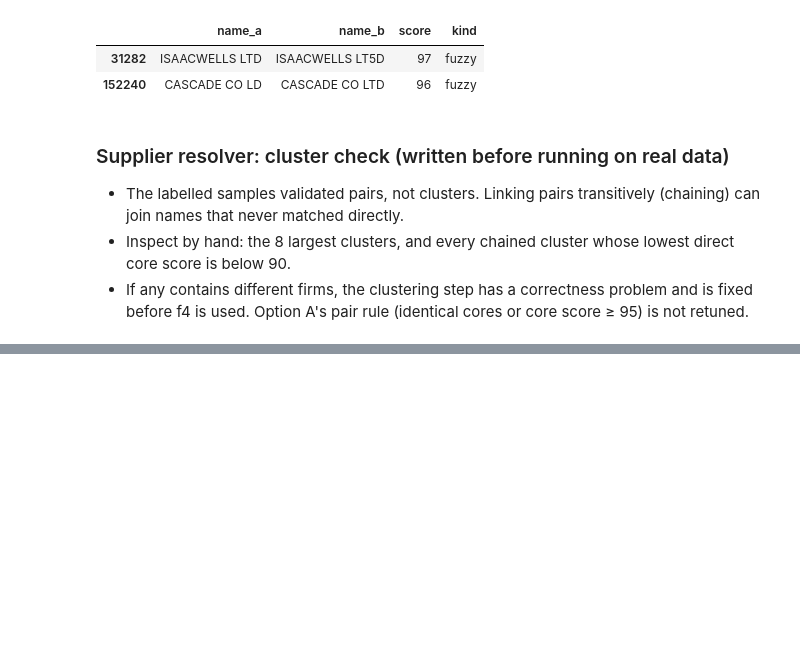
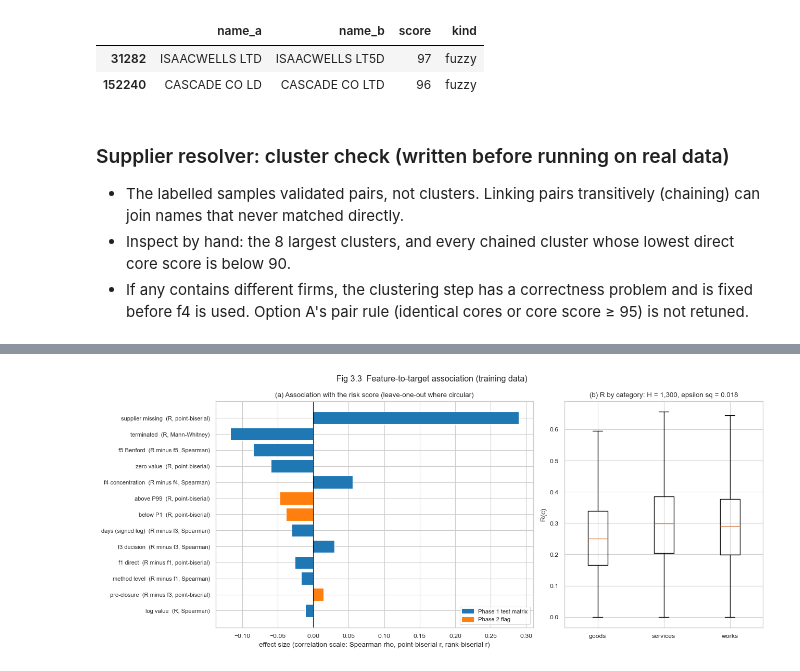
Before and after one commit to Razan-O-Elobeid/kenya-procurement-triage, a Jupyter notebook: phase2_implementation/notebooks/pipeline_execution.ipynb, the cells around one changed output, grey strips where cells are left out. Drawn from its saved outputs; the diff is of its cells as text; code cells hidden in the pictures; blank space fills up the shorter version.

```diff
--- a/phase2_implementation/notebooks/pipeline_execution.ipynb
+++ b/phase2_implementation/notebooks/pipeline_execution.ipynb
@@ -485,0 +910,72 @@ for name, X in [("train", X_train), ("test", X_test)]:
+# %%
+# step 6: feature-to-target tests (Phase 1 Table 5), leave-one-out targets where circular
+from scipy.stats import spearmanr, pointbiserialr, kruskal, mannwhitneyu
+short["supplier_missing"] = "supplier missing"
+
+R1, R3, R4, R5 = ("R_minus_f1_direct_award", "R_minus_f3_decision_period",
+                  "R_minus_f4_supplier_concentration", "R_minus_f5_benford_deviation")
+plan = [  # feature, target, test, source
+    ("f1_direct_award", R1, "point-biserial", "Table 5"),
+    ("f3_decision_period", R3, "Spearman", "Table 5"),
+    ("f4_supplier_concentration", R4, "Spearman", "Table 5"),
+    ("f5_benford_deviation", R5, "Spearman", "Table 5"),
+    ("log_value", "R", "Spearman", "Table 5"),
+    ("days_slog", R3, "Spearman", "Table 5"),
+    ("method_level", R1, "Spearman", "Table 5"),
+    ("supplier_missing", "R", "point-biserial", "Table 5"),
+    ("zero_value_award", "R", "point-biserial", "Table 5"),
+    ("is_terminated", "R", "Mann-Whitney", "Table 5"),
+    ("above_p99", "R", "point-biserial", "Phase 2 flag"),
+    ("below_p1", "R", "point-biserial", "Phase 2 flag"),
+    ("is_signed_pre_closure", R3, "point-biserial", "Phase 2 flag"),
+]
+rows = []
+for feat, tgt, test, src in plan:
+    xy = F[[feat, tgt]].dropna()
+    x, y = xy[feat], xy[tgt]
+    if test == "Spearman":
+        eff, p = spearmanr(x, y)
+    elif test == "point-biserial":
+        eff, p = pointbiserialr(x, y)
+    else:  # rank-biserial from Mann-Whitney U, positive if the flagged group scores higher
+        u, p = mannwhitneyu(y[x == 1], y[x == 0])
+        eff = 2 * u / ((x == 1).sum() * (x == 0).sum()) - 1
+    rows.append(dict(feature=short.get(feat, feat), target="R" if tgt == "R" else "R minus " + tgt.split("_minus_")[1].split("_")[0],
+                     test=test, effect=eff, p=p, n=len(xy), positives=int(x.sum()) if test != "Spearman" else None, source=src))
+res = pd.DataFrame(rows).sort_values("effect", key=abs, ascending=False)
+res["positives"] = res["positives"].astype("Int64")
+with pd.option_context("display.float_format", "{:.3g}".format):
+    print(res.to_string(index=False), "\n")
+
+# category (nominal): Kruskal-Wallis with epsilon squared, plus MI
+cat = F["tender_mainProcurementCategory"]
+ok = cat.notna() & F["R"].notna()
+groups = [F.loc[ok & (cat == c), "R"] for c in sorted(cat[ok].unique())]
+H, p_kw = kruskal(*groups)
+n_kw = int(ok.sum())
+eps2 = H / (n_kw - 1)
+mi_cat = mutual_info_regression(cat[ok].astype("category").cat.codes.to_frame(), F.loc[ok, "R"],
+                                discrete_features=True, random_state=0)[0]
+print(f"category vs R: Kruskal-Wallis H {H:,.1f}, p {p_kw:.3g}, epsilon squared {eps2:.4f}, MI {mi_cat:.4f}, n {n_kw:,}")
+print("median R by category:", F.loc[ok].groupby(cat[ok])["R"].median().round(3).to_dict())
+
+# fig 3.3
+fig, ax = plt.subplots(1, 2, figsize=(13, 5.5), gridspec_kw={"width_ratios": [1.6, 1]})
+r = res.iloc[::-1]
+colors = r["source"].map({"Table 5": "tab:blue", "Phase 2 flag": "tab:orange"})
+ax[0].barh([f"{f}  ({t}, {s})" for f, t, s in zip(r["feature"], r["target"], r["test"])], r["effect"], color=colors)
+ax[0].axvline(0, color="black", lw=0.8)
+ax[0].set(xlabel="effect size (correlation scale: Spearman rho, point-biserial r, rank-biserial r)",
+          title="(a) Association with the risk score (leave-one-out where circular)")
+ax[0].tick_params(axis="y", labelsize=8)
+ax[0].legend(handles=[plt.Rectangle((0, 0), 1, 1, color="tab:blue"), plt.Rectangle((0, 0), 1, 1, color="tab:orange")],
+             labels=["Phase 1 test matrix", "Phase 2 flag"], loc="lower right", fontsize=8)
+order = sorted(cat[ok].unique())
+ax[1].boxplot([F.loc[ok & (cat == c), "R"] for c in order], showfliers=False)
+ax[1].set_xticks(range(1, len(order) + 1), order)
+ax[1].set(ylabel="R(c)", title=f"(b) R by category: H = {H:,.0f}, epsilon sq = {eps2:.3f}")
+fig.suptitle("Fig 3.3  Feature-to-target association (training data)")
+fig.tight_layout()
+fig.savefig(FIG / "fig3_3_target_importance.png", dpi=300, bbox_inches="tight")
+plt.show()
+# %% [output]
@@ -485,0 +999 @@ for name, X in [("train", X_train), ("test", X_test)]:
+[figure, added]
```
Also changed, not shown: parts of 18 cells of this notebook, 15 other files.
